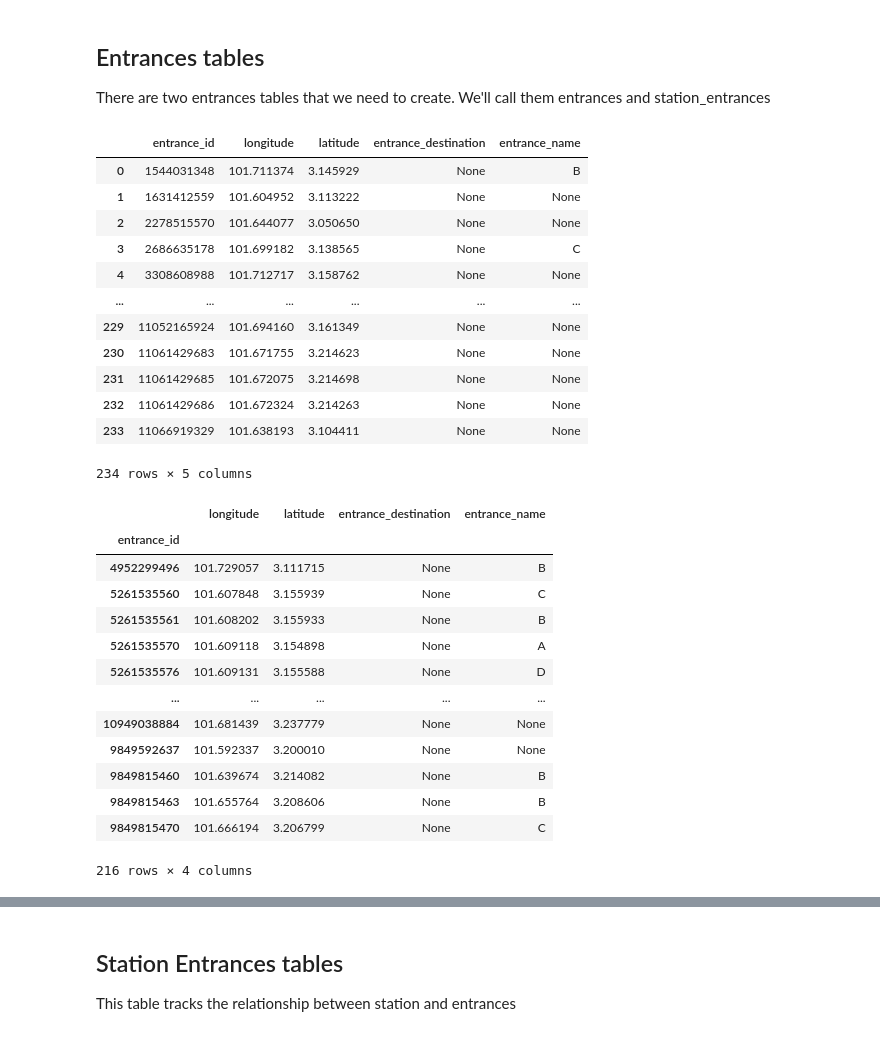
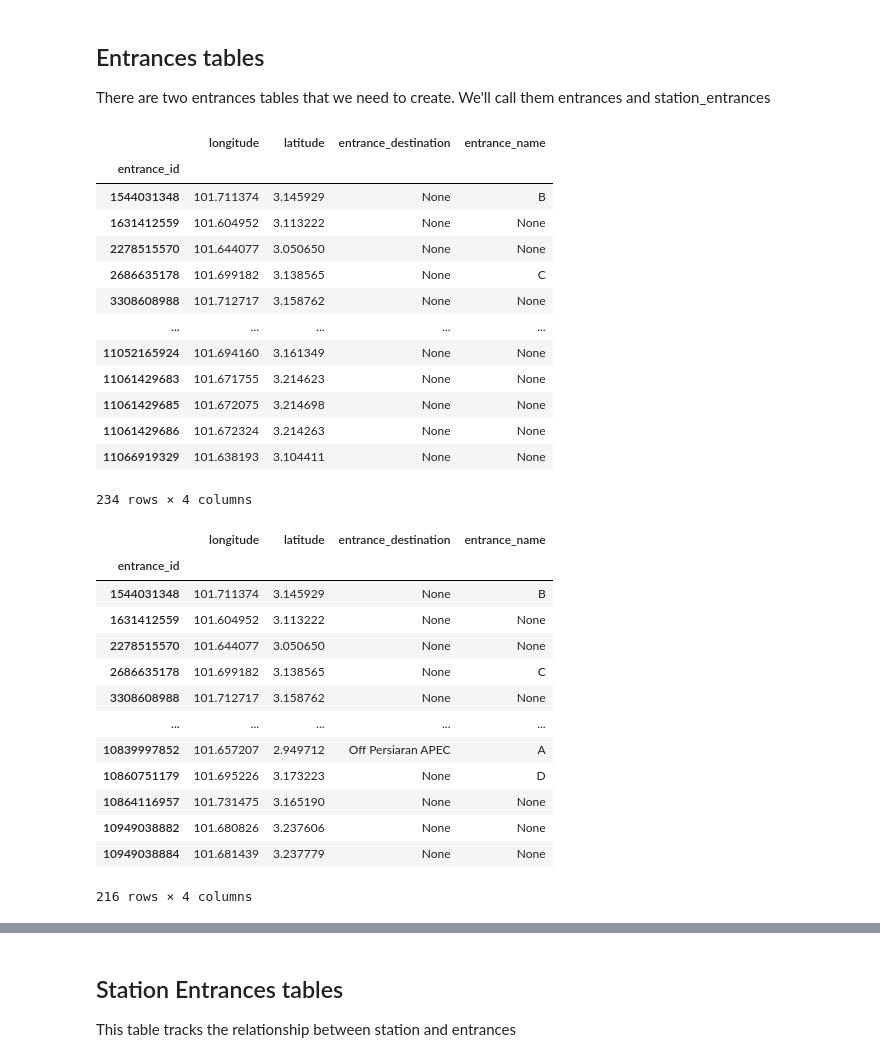
Before and after one commit to nabilersyad/transit-stations-database, a Jupyter notebook: 5_csv2supabase.ipynb, the cells around one changed output, grey strips where cells are left out. Cells and saved outputs as stored; diff of their text form; code cells hidden in the pictures.

Commit message:
updated entrance table test worked

```diff
--- a/5_csv2supabase.ipynb
+++ b/5_csv2supabase.ipynb
@@ -148,43 +145,49 @@ There are two entrances tables that we need to create. We'll call them entrances
 # %%
 cleansed_entrances = 'klang_valley_entrances_cleansed.csv'
 
 # read cleaned entrances dataframes
 entrances_data_local = pd.read_csv(os.path.join(cleansed_data_directory, cleansed_entrances))
 
 entrances_data_local = entrances_data_local.where(pd.notna(entrances_data_local), None)
+entrances_data_local.set_index('entrance_id',inplace=True)
+entrances_data_local = entrances_data_local.sort_values(by='entrance_id')
+
 entrances_data_local
 # %% [output]
-|  | entrance_id | longitude | latitude | entrance_destination | entrance_name |
-| 0 | 1544031348 | 101.711374 | 3.145929 | None | B |
-| 1 | 1631412559 | 101.604952 | 3.113222 | None | None |
-| 2 | 2278515570 | 101.644077 | 3.050650 | None | None |
-| 3 | 2686635178 | 101.699182 | 3.138565 | None | C |
-| 4 | 3308608988 | 101.712717 | 3.158762 | None | None |
-| ... | ... | ... | ... | ... | ... |
-| 229 | 11052165924 | 101.694160 | 3.161349 | None | None |
-| 230 | 11061429683 | 101.671755 | 3.214623 | None | None |
-| 231 | 11061429685 | 101.672075 | 3.214698 | None | None |
-| 232 | 11061429686 | 101.672324 | 3.214263 | None | None |
-| 233 | 11066919329 | 101.638193 | 3.104411 | None | None |
+|  | longitude | latitude | entrance_destination | entrance_name |
+| entrance_id |  |  |  |  |
+| 1544031348 | 101.711374 | 3.145929 | None | B |
+| 1631412559 | 101.604952 | 3.113222 | None | None |
+| 2278515570 | 101.644077 | 3.050650 | None | None |
+| 2686635178 | 101.699182 | 3.138565 | None | C |
+| 3308608988 | 101.712717 | 3.158762 | None | None |
+| ... | ... | ... | ... | ... |
+| 11052165924 | 101.694160 | 3.161349 | None | None |
+| 11061429683 | 101.671755 | 3.214623 | None | None |
+| 11061429685 | 101.672075 | 3.214698 | None | None |
+| 11061429686 | 101.672324 | 3.214263 | None | None |
+| 11066919329 | 101.638193 | 3.104411 | None | None |
-234 rows × 5 columns
+234 rows × 4 columns
 # %%
 response = supabase.table('entrances').select("*").execute()
 data,_ = response
 entrances_data_supa = pd.DataFrame(data[1])
 entrances_data_supa.set_index('entrance_id',inplace=True)
+entrances_data_supa = entrances_data_supa.sort_values(by='entrance_id')
+
 entrances_data_supa
 # %% [output]
 |  | longitude | latitude | entrance_destination | entrance_name |
 | entrance_id |  |  |  |  |
-| 4952299496 | 101.729057 | 3.111715 | None | B |
-| 5261535560 | 101.607848 | 3.155939 | None | C |
-| 5261535561 | 101.608202 | 3.155933 | None | B |
-| 5261535570 | 101.609118 | 3.154898 | None | A |
-| 5261535576 | 101.609131 | 3.155588 | None | D |
+| 1544031348 | 101.711374 | 3.145929 | None | B |
+| 1631412559 | 101.604952 | 3.113222 | None | None |
+| 2278515570 | 101.644077 | 3.050650 | None | None |
+| 2686635178 | 101.699182 | 3.138565 | None | C |
+| 3308608988 | 101.712717 | 3.158762 | None | None |
 | ... | ... | ... | ... | ... |
+| 10839997852 | 101.657207 | 2.949712 | Off Persiaran APEC | A |
+| 10860751179 | 101.695226 | 3.173223 | None | D |
+| 10864116957 | 101.731475 | 3.165190 | None | None |
+| 10949038882 | 101.680826 | 3.237606 | None | None |
 | 10949038884 | 101.681439 | 3.237779 | None | None |
-| 9849592637 | 101.592337 | 3.200010 | None | None |
-| 9849815460 | 101.639674 | 3.214082 | None | B |
-| 9849815463 | 101.655764 | 3.208606 | None | B |
-| 9849815470 | 101.666194 | 3.206799 | None | C |
 216 rows × 4 columns
```
Also changed, not shown: parts of 16 cells of this notebook.
